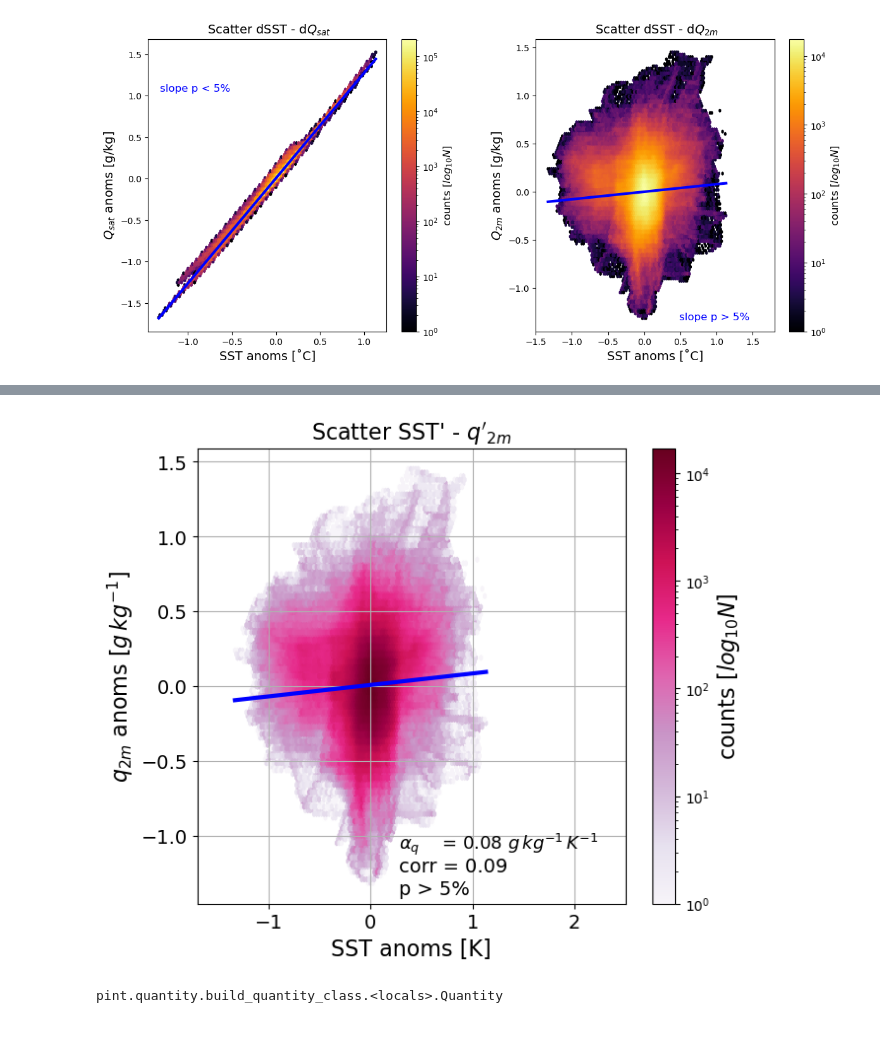
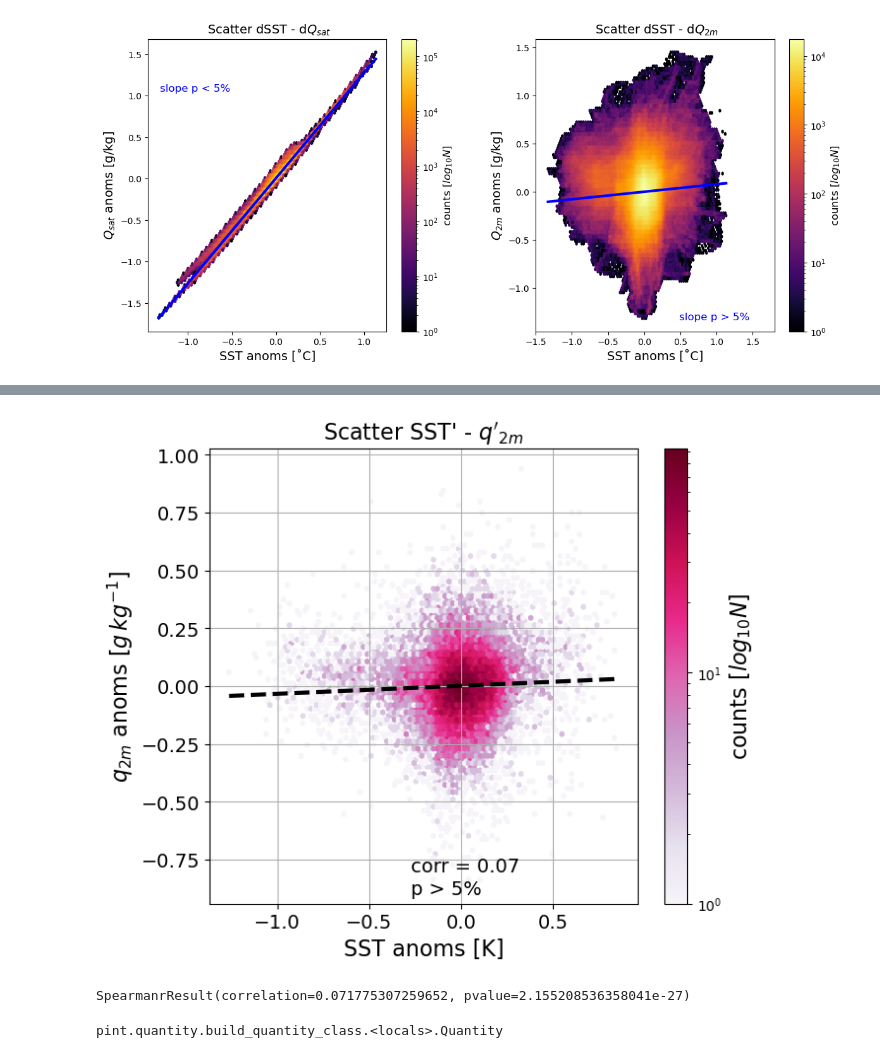
Before and after one commit to meteorologopazzo/thesis_material, a Jupyter notebook: EURECA_scripts/coupled_scripts/ThermContr_LH_only.ipynb, the cells around one changed output, grey strips where cells are left out. Saved outputs shown, nothing was run; the diff lists cells and outputs as text; code cells hidden in the pictures.

```diff
--- a/EURECA_scripts/coupled_scripts/ThermContr_LH_only.ipynb
+++ b/EURECA_scripts/coupled_scripts/ThermContr_LH_only.ipynb
@@ -1015,34 +1018,43 @@ corcoe_q2
 # %%
 fig, ax2 = plt.subplots(1,1, figsize=(7,6))
 
 
 xx = dsst_day
-yy = dq2*1000.
+yy = dq2
 pos = [0.47,0.12]
 
 fit_q2_sst, corcoe_q2, p_value_q2, p_value_cannelli_q2, sigmas_coeffs_q2 = slopes_r_p_mix(xx, yy, nt, nskip)
 # ls_therm_contr = fit_qsat_sst.slope
 ax2.grid()
-density_hexbin_subplots(xx, yy, fit=fit_q2_sst, corcoe=corcoe_q2, grdsz=100, fig=fig, ax=ax2,\
+density_hexbin_subplots(xx[::nt,::nskip, ::nskip], yy[::nt,::nskip, ::nskip], fit=fit_q2_sst, corcoe=corcoe_q2, grdsz=100, fig=fig, ax=ax2,\
                         title= "Scatter SST' - $q'_{2m}$", xlabel='SST anoms [K]', ylabel='$q_{2m}$ anoms [$g \, kg^{-1}$]',\
                         colormap='PuRd', pos=pos, slope_units=r" $g \, kg^{-1} \, K^{-1}$")
-ax2.set_xlim([-1.7, 2.5])
+# ax2.set_xlim([-1.7, 2.5])
 
 ax2.tick_params(axis='both', which='major', labelsize=14)
 
 
 
-ax2.annotate('corr = 0.09', xy=(pos[0], pos[1]-0.05), \
+ax2.annotate(f'corr = {corcoe_q2:.2f}', xy=(pos[0], pos[1]-0.05), \
                          xycoords='axes fraction', fontsize=14, color='k')
 
 if p_value_cannelli_q2 < 0.05:
     ax2.annotate('p < 5%', xy=(pos[0], pos[1]-0.1), \
                          xycoords='axes fraction', fontsize=14, color='k')
 else:
     ax2.annotate('p > 5%', xy=(pos[0], pos[1]-0.1), \
                          xycoords='axes fraction', fontsize=14, color='k')
 # %% [output]
-[figure, old version]
+[figure, new version]
+# %%
+from scipy import stats
+loc_xx = dsst_day[::nt,::nskip, ::nskip]
+loc_xx = loc_xx[~np.isnan(loc_xx)]
+loc_yy = dq2[::nt,::nskip, ::nskip]
+loc_yy = loc_yy[~np.isnan(loc_yy)]
+stats.spearmanr(loc_xx,loc_yy)
+# %% [output]
+SpearmanrResult(correlation=0.071775307259652, pvalue=2.155208536358041e-27)
 # %%
 pdist_sst, pdist_deltaQ, pstd_deltaQ, pstderr_deltaQ, pnpoints_deltaQ, ppvalue_deltaQ        =   distrib_2d(sst_day, delta_q.magnitude, perc_step, nbins, popmean, perc_fixbin='perc')
 pdist_dsst, pdist_DdeltaQ, pstd_DdeltaQ, pstderr_DdeltaQ, pnpoints_DdeltaQ, ppvalue_DdeltaQ  =   distrib_2d(dsst_day.values, d_delta_q, perc_step, nbins, popmean, perc_fixbin='perc')
```
Also changed, not shown: parts of 5 cells of this notebook, 3 other files.
